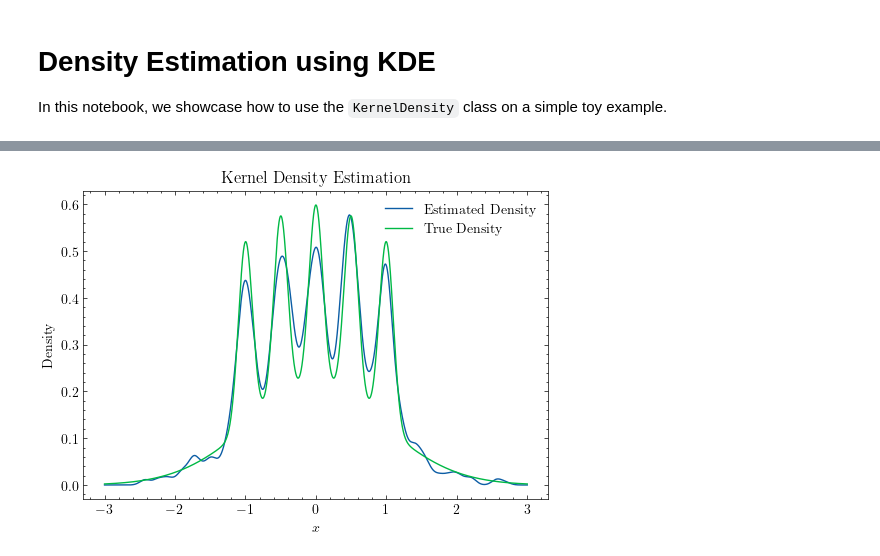
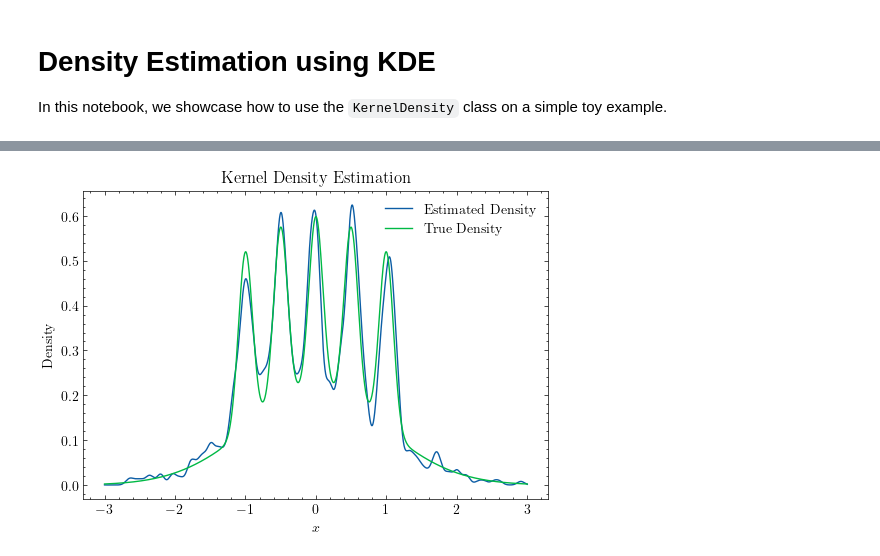
Before and after one commit to amreis/torch-kde, a Jupyter notebook: demo_kde.ipynb, the cells around one changed output, grey strips where cells are left out. Cells and saved outputs as stored; diff of their text form; code cells hidden in the pictures.

```diff
--- a/demo_kde.ipynb
+++ b/demo_kde.ipynb
@@ -13,30 +17,30 @@ from distributions import BartSimpsonDistribution
 # %%
 # Create some data from the "Bart Simpson distribution" (see https://www.stat.cmu.edu/~larry/=sml/densityestimation.pdf)
 X = BartSimpsonDistribution().sample((1000,))
 # Fit a kernel density estimator to the data
-kde = KernelDensity(bandwidth=0.1)
+kde = KernelDensity(bandwidth=0.05, kernel='gaussian')
 kde.fit(X)
 # Evaluate the KDE on a grid
 x = torch.linspace(-3, 3, 10000).unsqueeze(-1)
 log_prob = kde.score_samples(x)
 dx = x[1] - x[0]
 prob = log_prob.exp()/(log_prob.exp().sum()*dx)
 
 plt.style.use('science')
 plt.rcParams["figure.figsize"] = (6, 4)
 plt.rcParams['font.family'] = 'serif'
 plt.rcParams['font.serif'] = ['Computer Modern Roman']
 plt.xlabel('$x$')
 plt.ylabel('Density')
 plt.title('Kernel Density Estimation')
 # Plot the estimated density
 plt.plot(x, prob, label='Estimated Density')
 # Plot the true density
 plt.plot(x, BartSimpsonDistribution().log_prob(x).exp(), label='True Density')
 # Add a legend in the upper right corner
 plt.legend(loc='upper right')
 plt.savefig('plots/bart_simpson_kde.pdf')
 plt.savefig('plots/bart_simpson_kde.svg')
 plt.show()
 # %% [output]
-[figure, old version]
+[figure, new version]
```
Also changed, not shown: parts of 1 cell of this notebook, 3 other files.
